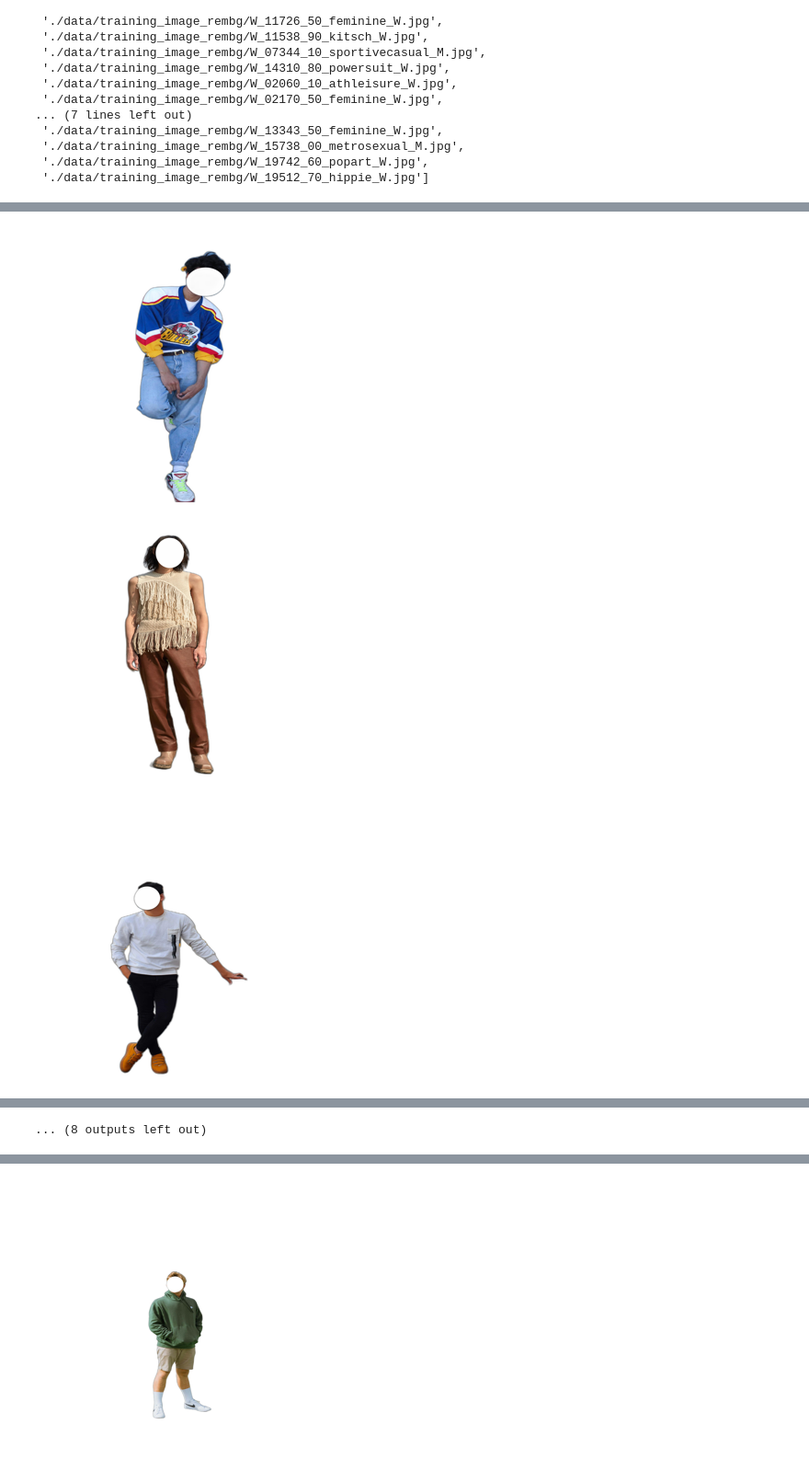
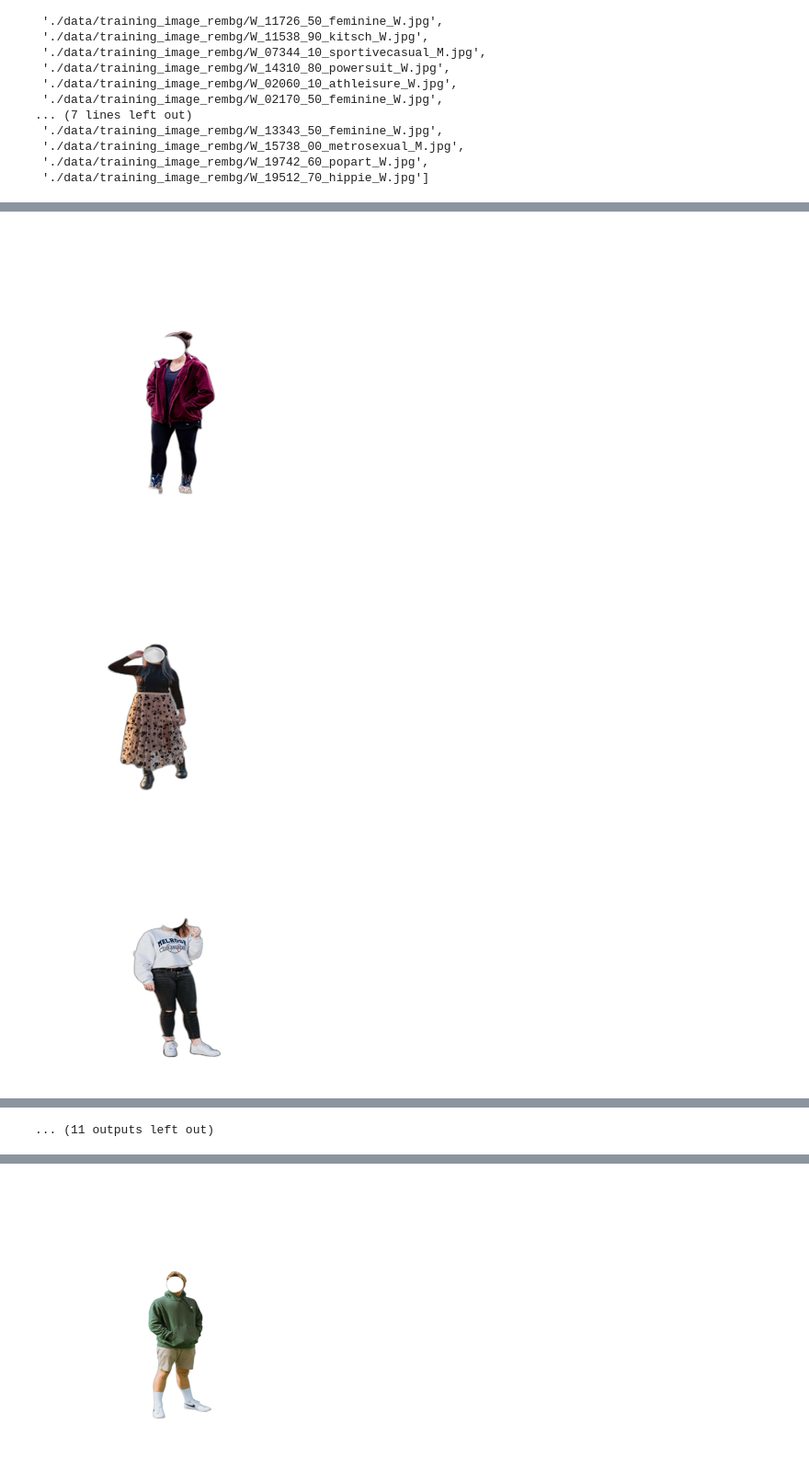
Before and after one commit to teto-ri/data_creator2024, a Jupyter notebook: image_preprocess.ipynb, the cells around one changed output, grey strips where cells are left out. Shown at 92% size. Cells and saved outputs as stored; diff of their text form; code cells hidden in the pictures.

```diff
--- a/image_preprocess.ipynb
+++ b/image_preprocess.ipynb
@@ -11,7 +50,7 @@ import io
 import multiprocessing
 from rembg import remove, new_session
 from PIL import Image
-from tqdm import tqdm  # tqdm 모듈 임포트
+from tqdm import tqdm
 
 # 배경 제거 함수
 def remove_background(args):
@@ -54,7 +93,7 @@ def process_images_in_parallel(image_paths, output_dir, num_workers=4):
 
     # tqdm을 사용하여 진행 상황 표시
     # 각 인자를 튜플로 전달
-    for _ in tqdm(pool.imap(remove_background, [(image_path, output_dir) for image_path in image_paths]), total=len(image_paths)):
+    for _ in tqdm(pool.imap(remove_background, [(image_path, output_dir) for image_path in image_paths]), total=len(image_paths), leave=True, ncols=100, desc='Processing images'):
         pass
 
     # 풀 종료
@@ -203,7 +351,7 @@ def find_anomalous_images_parallel(image_paths, threshold=0.9, num_workers=4):
     with multiprocessing.Pool(num_workers) as pool:
         # tqdm으로 병렬처리 진행 상황 표시
         results = list(tqdm(pool.imap(process_image, path_threshold_tuples),
-                            total=len(image_paths), desc="Checking for anomalies"))
+                            total=len(image_paths), desc="Checking for anomalies", ncols=100, leave=True))
 
     # 이상치 이미지만 필터링
     anomalous_images = [res for res in results if res is not None]
@@ -237,13 +385,13 @@ def calculate_white_pixel_percentage(image_path):
 
 if __name__ == "__main__":
     # 배경 제거된 이미지가 저장된 디렉토리
-    output_dir = './data/training_image_rembg'
+    input_dir = './data/training_image_rembg'
 
     # 디렉토리 내 모든 이미지 파일 경로 리스트 만들기
-    image_paths = [os.path.join(output_dir, fname) for fname in os.listdir(output_dir) if fname.endswith(('.png', '.jpg', '.jpeg'))]
+    image_paths = [os.path.join(input_dir, fname) for fname in os.listdir(input_dir) if fname.endswith(('.png', '.jpg', '.jpeg'))]
 
     # 병렬로 이상치 탐지 (임계값과 워커 수는 필요에 따라 조정 가능)
-    anomalies = find_anomalous_images_parallel(image_paths, threshold=0.79, num_workers=50)
+    anomalies = find_anomalous_images_parallel(image_paths, threshold=0.9, num_workers=50)
 
     # 이상치로 판단된 이미지 출력
     if anomalies:
@@ -282,7 +430,7 @@ from IPython.display import display, Image
 from PIL import Image as PILImage
 
 # 이미지 표시
-for path in anomalies[:20]:
+for path in anomalies:
     img = PILImage.open(path)  # 이미지 열기
     img = img.resize((300, 300))  # 이미지 리사이징 (300x300)
     display(img)  # 이미지 표시
@@ -292,3 +440,3 @@ for path in anomalies[:20]:
-[figure, old version]
+[figure, new version]
-[figure, old version]
+[figure, new version]
-[figure, old version]
+[figure, new version]
@@ -302 +450 @@ for path in anomalies[:20]:
-... (8 outputs left out)
+... (11 outputs left out)
```
Also changed, not shown: parts of 49 cells of this notebook, 6 other files.
